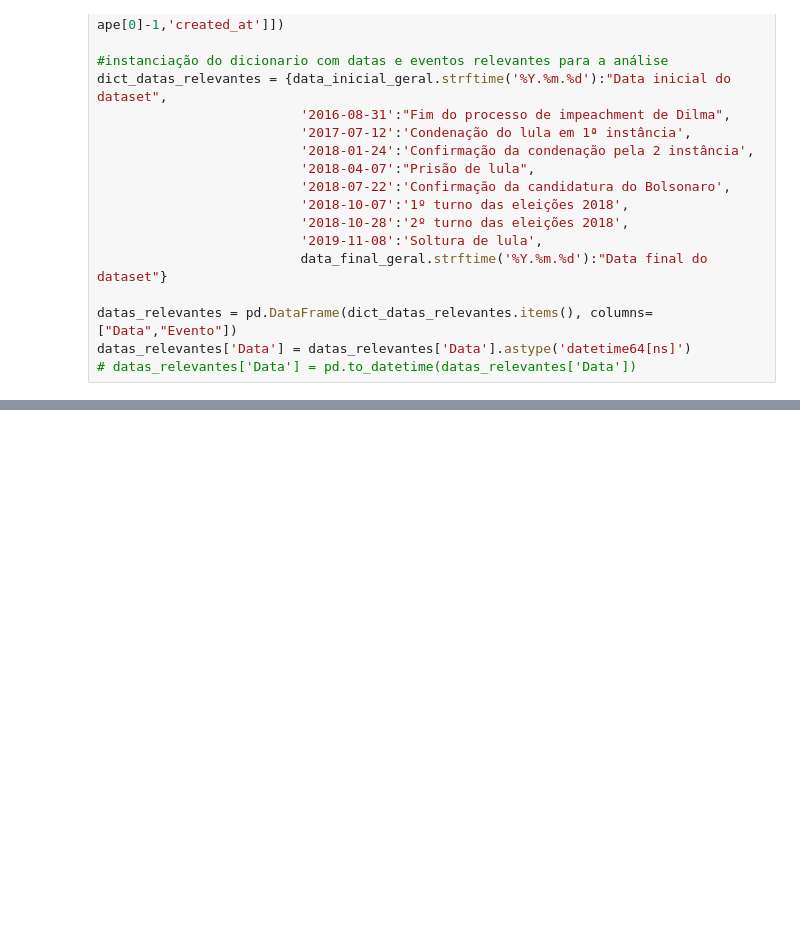
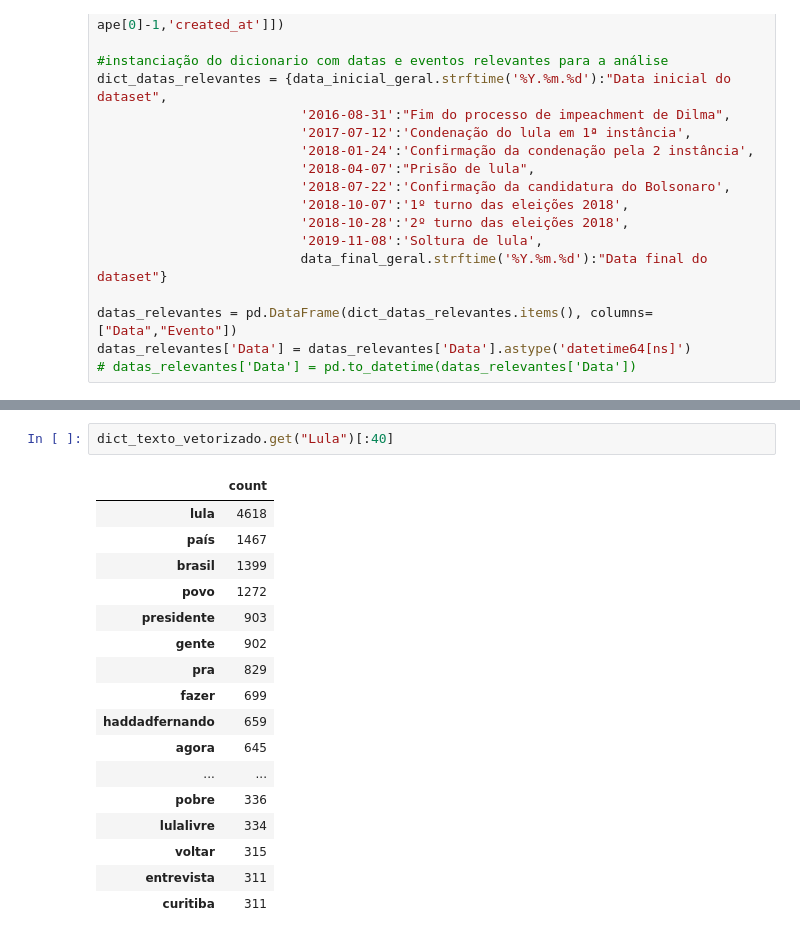
Before and after one commit to eduardodut/Analise-tweets-ICD-Unifor, a Jupyter notebook: AnaliseTweets.ipynb, the cells around one changed output, grey strips where cells are left out. Saved outputs shown, nothing was run; the diff lists cells and outputs as text; blank space fills up the shorter version.

Commit message:
Análise de texto iniciada

```diff
--- a/AnaliseTweets.ipynb
+++ b/AnaliseTweets.ipynb
@@ -618,0 +552,20 @@ alltokens
+# %%
+dict_texto_vetorizado.get("Lula")[:40]
+# %% [output]
+|  | count |
+| lula | 4618 |
+| país | 1467 |
+| brasil | 1399 |
+| povo | 1272 |
+| presidente | 903 |
+| gente | 902 |
+| pra | 829 |
+| fazer | 699 |
+| haddadfernando | 659 |
+| agora | 645 |
+| ... | ... |
+| pobre | 336 |
+| lulalivre | 334 |
+| voltar | 315 |
+| entrevista | 311 |
+| curitiba | 311 |
```
Also changed, not shown: parts of 25 cells of this notebook.
